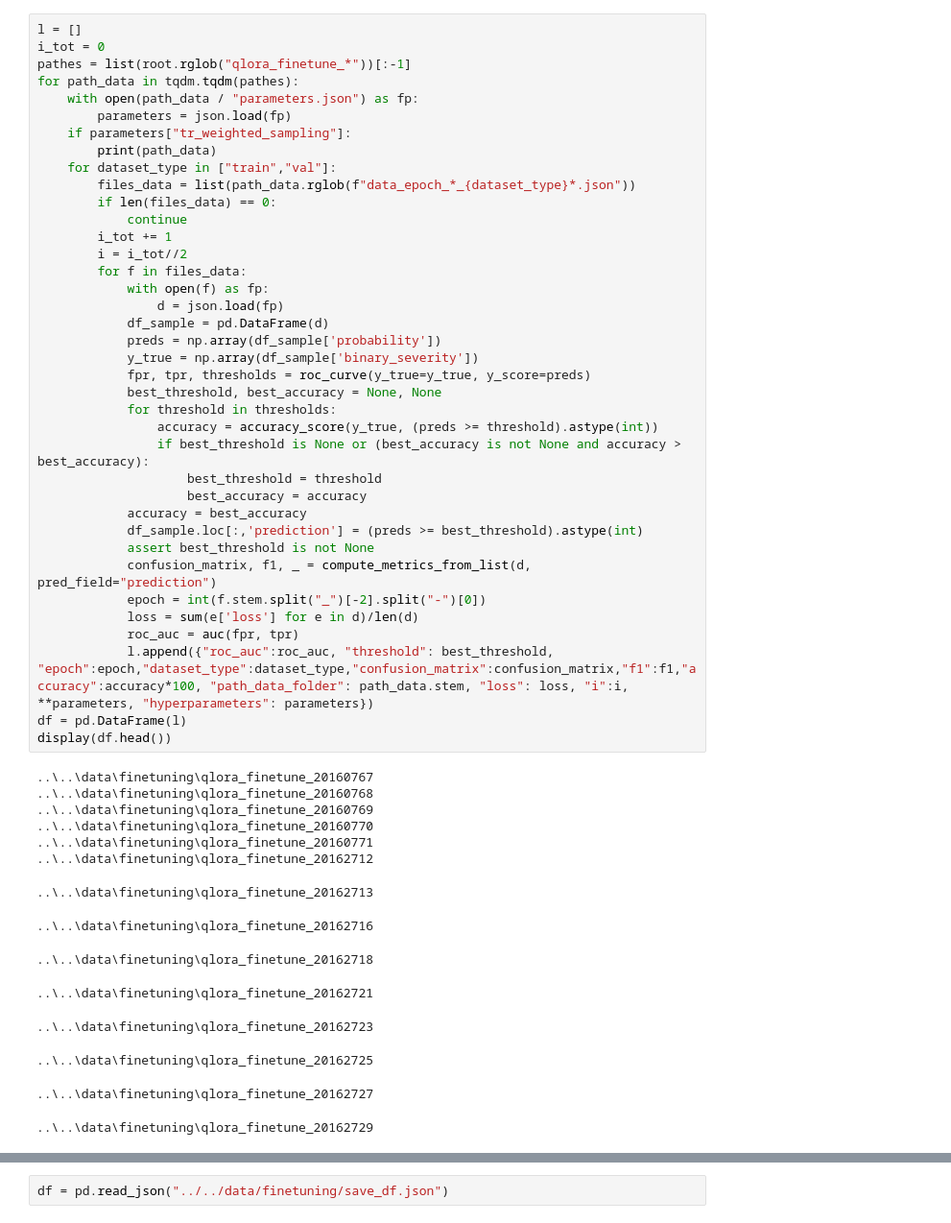
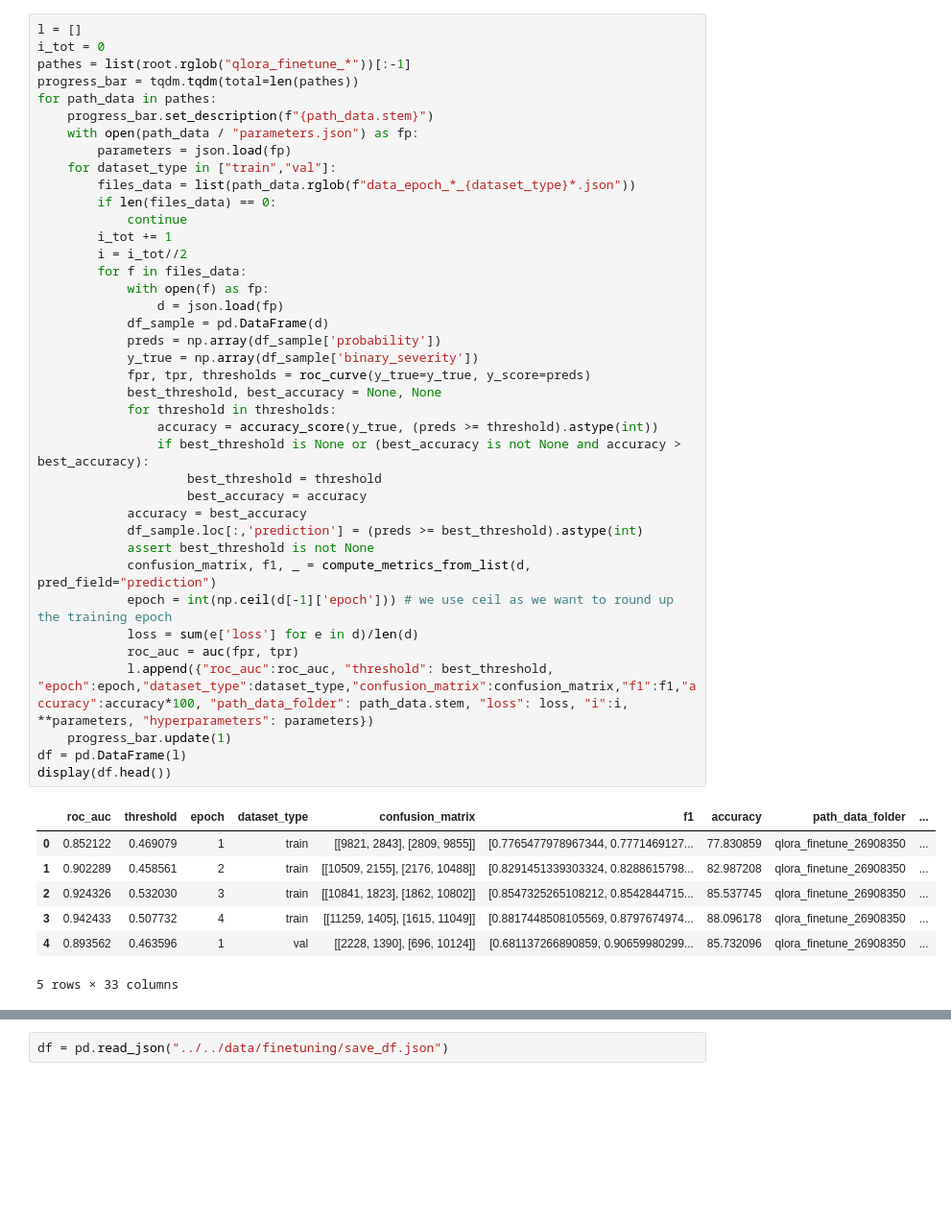
Before and after one commit to AndressaStefany/severityPrediction, a Jupyter notebook: src/llm/fineuning_results.ipynb, the cells around one changed output, grey strips where cells are left out. Shown at 96% size. Saved outputs shown, nothing was run; the diff lists cells and outputs as text; blank space fills up the shorter version.

```diff
--- a/src/llm/fineuning_results.ipynb
+++ b/src/llm/fineuning_results.ipynb
@@ -37,52 +37,46 @@ root = Path(f"../../data/finetuning/")
 l = []
 i_tot = 0
 pathes = list(root.rglob("qlora_finetune_*"))[:-1]
-for path_data in tqdm.tqdm(pathes):
+progress_bar = tqdm.tqdm(total=len(pathes))
+for path_data in pathes:
+    progress_bar.set_description(f"{path_data.stem}")
     with open(path_data / "parameters.json") as fp:
         parameters = json.load(fp)
-    if parameters["tr_weighted_sampling"]:
-        print(path_data)
     for dataset_type in ["train","val"]:
         files_data = list(path_data.rglob(f"data_epoch_*_{dataset_type}*.json"))
         if len(files_data) == 0:
             continue
         i_tot += 1
         i = i_tot//2
         for f in files_data:
             with open(f) as fp:
                 d = json.load(fp)
             df_sample = pd.DataFrame(d)
             preds = np.array(df_sample['probability'])
             y_true = np.array(df_sample['binary_severity'])
             fpr, tpr, thresholds = roc_curve(y_true=y_true, y_score=preds)
             best_threshold, best_accuracy = None, None
             for threshold in thresholds:
                 accuracy = accuracy_score(y_true, (preds >= threshold).astype(int))
                 if best_threshold is None or (best_accuracy is not None and accuracy > best_accuracy):
                     best_threshold = threshold
                     best_accuracy = accuracy
             accuracy = best_accuracy
             df_sample.loc[:,'prediction'] = (preds >= best_threshold).astype(int)
             assert best_threshold is not None
             confusion_matrix, f1, _ = compute_metrics_from_list(d, pred_field="prediction")
-            epoch = int(f.stem.split("_")[-2].split("-")[0])
+            epoch = int(np.ceil(d[-1]['epoch'])) # we use ceil as we want to round up the training epoch
             loss = sum(e['loss'] for e in d)/len(d)
             roc_auc = auc(fpr, tpr)
             l.append({"roc_auc":roc_auc, "threshold": best_threshold, "epoch":epoch,"dataset_type":dataset_type,"confusion_matrix":confusion_matrix,"f1":f1,"accuracy":accuracy*100, "path_data_folder": path_data.stem, "loss": loss, "i":i, **parameters, "hyperparameters": parameters})
+    progress_bar.update(1)
 df = pd.DataFrame(l)
 display(df.head())
 # %% [output]
+|  | roc_auc | threshold | epoch | dataset_type | confusion_matrix | f1 | accuracy | path_data_folder | ... |
+| 0 | 0.852122 | 0.469079 | 1 | train | [[9821, 2843], [2809, 9855]] | [0.7765477978967344, 0.7771469127... | 77.830859 | qlora_finetune_26908350 | ... |
+| 1 | 0.902289 | 0.458561 | 2 | train | [[10509, 2155], [2176, 10488]] | [0.8291451339303324, 0.8288615798... | 82.987208 | qlora_finetune_26908350 | ... |
+| 2 | 0.924326 | 0.532030 | 3 | train | [[10841, 1823], [1862, 10802]] | [0.8547325265108212, 0.8542844715... | 85.537745 | qlora_finetune_26908350 | ... |
+| 3 | 0.942433 | 0.507732 | 4 | train | [[11259, 1405], [1615, 11049]] | [0.8817448508105569, 0.8797674974... | 88.096178 | qlora_finetune_26908350 | ... |
+| 4 | 0.893562 | 0.463596 | 1 | val | [[2228, 1390], [696, 10124]] | [0.681137266890859, 0.90659980299... | 85.732096 | qlora_finetune_26908350 | ... |
-..\..\data\finetuning\qlora_finetune_20160767
-..\..\data\finetuning\qlora_finetune_20160768
-..\..\data\finetuning\qlora_finetune_20160769
-..\..\data\finetuning\qlora_finetune_20160770
-..\..\data\finetuning\qlora_finetune_20160771
-..\..\data\finetuning\qlora_finetune_20162712
+5 rows × 33 columns
-..\..\data\finetuning\qlora_finetune_20162713
-..\..\data\finetuning\qlora_finetune_20162716
-..\..\data\finetuning\qlora_finetune_20162718
-..\..\data\finetuning\qlora_finetune_20162721
-..\..\data\finetuning\qlora_finetune_20162723
-..\..\data\finetuning\qlora_finetune_20162725
-..\..\data\finetuning\qlora_finetune_20162727
-..\..\data\finetuning\qlora_finetune_20162729
```
Also changed, not shown: parts of 6 cells of this notebook, 4 other files.
